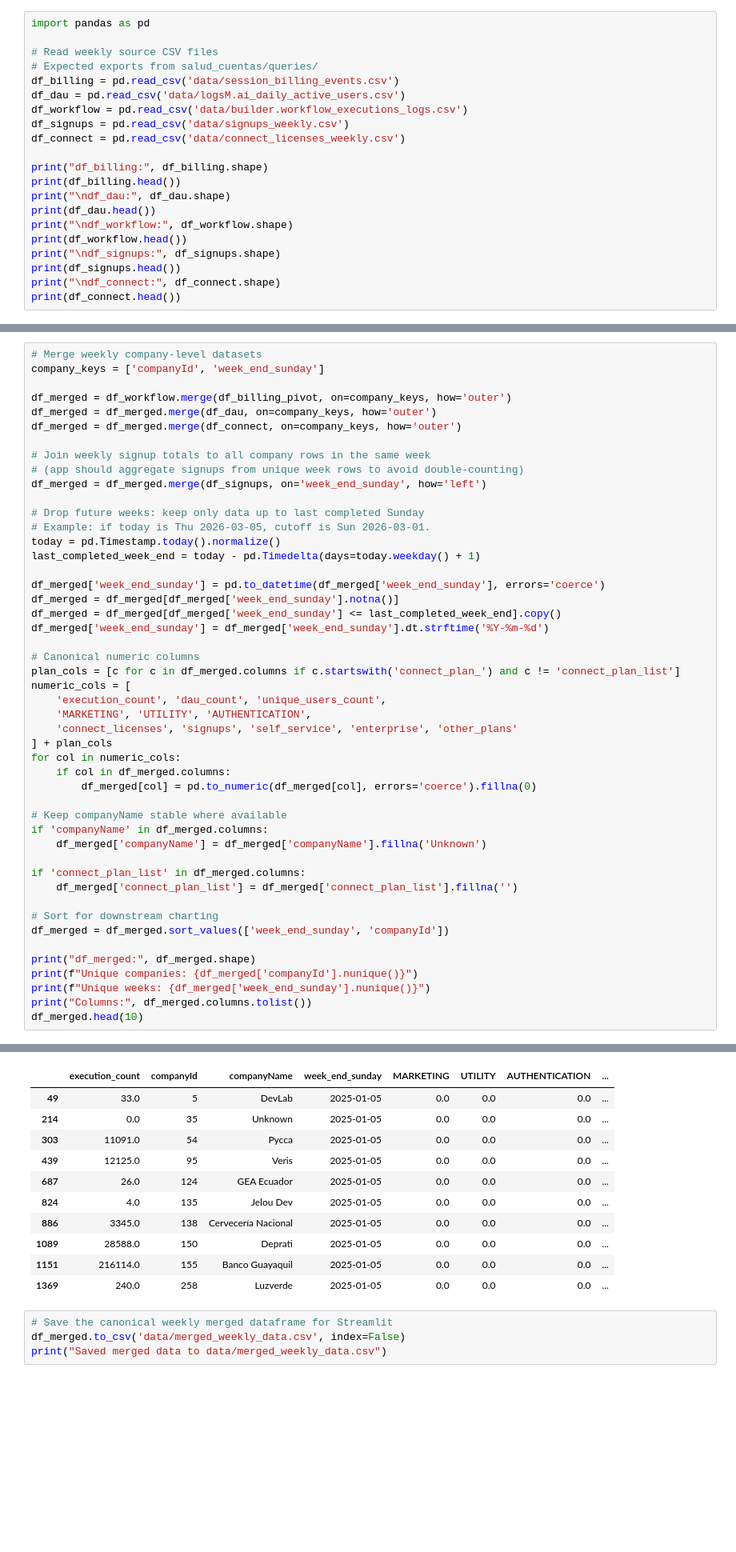
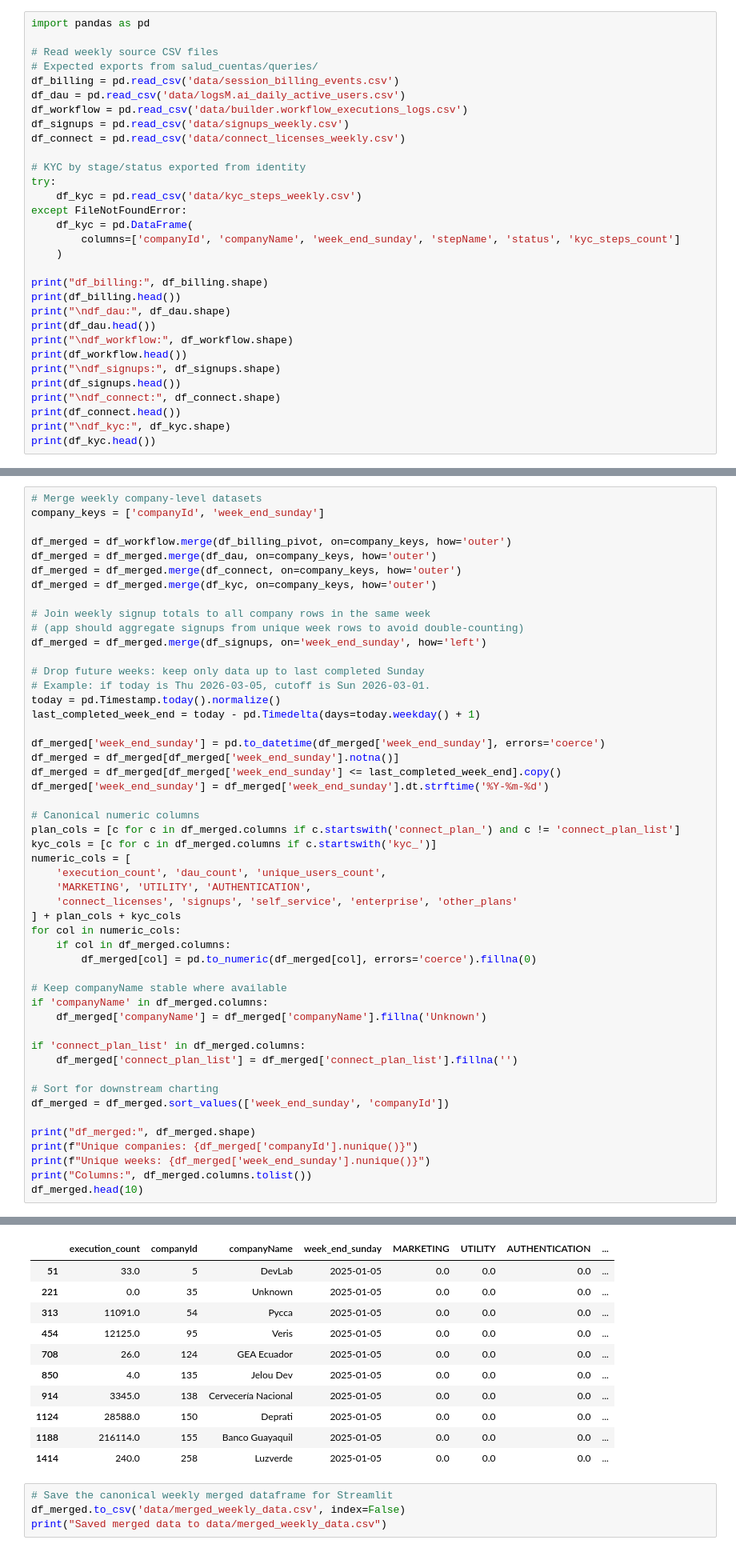
Before and after one commit to stefanojelou/health-dashboard, a Jupyter notebook: salud_cuentas.ipynb, the cells around one changed output, grey strips where cells are left out. Shown at 80% size. Drawn from its saved outputs; the diff is of its cells as text; blank space fills up the shorter version.

```diff
--- a/salud_cuentas.ipynb
+++ b/salud_cuentas.ipynb
@@ -9,6 +9,14 @@ df_workflow = pd.read_csv('data/builder.workflow_executions_logs.csv')
 df_signups = pd.read_csv('data/signups_weekly.csv')
 df_connect = pd.read_csv('data/connect_licenses_weekly.csv')
 
+# KYC by stage/status exported from identity
+try:
+    df_kyc = pd.read_csv('data/kyc_steps_weekly.csv')
+except FileNotFoundError:
+    df_kyc = pd.DataFrame(
+        columns=['companyId', 'companyName', 'week_end_sunday', 'stepName', 'status', 'kyc_steps_count']
+    )
+
 print("df_billing:", df_billing.shape)
 print(df_billing.head())
 print("\ndf_dau:", df_dau.shape)
@@ -19,4 +27,6 @@ print("\ndf_signups:", df_signups.shape)
 print(df_signups.head())
 print("\ndf_connect:", df_connect.shape)
 print(df_connect.head())
+print("\ndf_kyc:", df_kyc.shape)
+print(df_kyc.head())
 # %% [output]
@@ -122,6 +201,7 @@ company_keys = ['companyId', 'week_end_sunday']
 df_merged = df_workflow.merge(df_billing_pivot, on=company_keys, how='outer')
 df_merged = df_merged.merge(df_dau, on=company_keys, how='outer')
 df_merged = df_merged.merge(df_connect, on=company_keys, how='outer')
+df_merged = df_merged.merge(df_kyc, on=company_keys, how='outer')
 
 # Join weekly signup totals to all company rows in the same week
 # (app should aggregate signups from unique week rows to avoid double-counting)
@@ -139,11 +219,12 @@ df_merged['week_end_sunday'] = df_merged['week_end_sunday'].dt.strftime('%Y-%m-%
 
 # Canonical numeric columns
 plan_cols = [c for c in df_merged.columns if c.startswith('connect_plan_') and c != 'connect_plan_list']
+kyc_cols = [c for c in df_merged.columns if c.startswith('kyc_')]
 numeric_cols = [
     'execution_count', 'dau_count', 'unique_users_count',
     'MARKETING', 'UTILITY', 'AUTHENTICATION',
     'connect_licenses', 'signups', 'self_service', 'enterprise', 'other_plans'
-] + plan_cols
+] + plan_cols + kyc_cols
 for col in numeric_cols:
     if col in df_merged.columns:
         df_merged[col] = pd.to_numeric(df_merged[col], errors='coerce').fillna(0)
@@ -171,14 +252,14 @@ Columns: ['execution_count', 'companyId', 'companyName', 'week_end_sunday', 'MAR
 |  | execution_count | companyId | companyName | week_end_sunday | MARKETING | UTILITY | AUTHENTICATION | ... |
-| 49 | 33.0 | 5 | DevLab | 2025-01-05 | 0.0 | 0.0 | 0.0 | ... |
-| 214 | 0.0 | 35 | Unknown | 2025-01-05 | 0.0 | 0.0 | 0.0 | ... |
-| 303 | 11091.0 | 54 | Pycca | 2025-01-05 | 0.0 | 0.0 | 0.0 | ... |
-| 439 | 12125.0 | 95 | Veris | 2025-01-05 | 0.0 | 0.0 | 0.0 | ... |
-| 687 | 26.0 | 124 | GEA Ecuador | 2025-01-05 | 0.0 | 0.0 | 0.0 | ... |
-| 824 | 4.0 | 135 | Jelou Dev | 2025-01-05 | 0.0 | 0.0 | 0.0 | ... |
-| 886 | 3345.0 | 138 | Cervecería Nacional | 2025-01-05 | 0.0 | 0.0 | 0.0 | ... |
-| 1089 | 28588.0 | 150 | Deprati | 2025-01-05 | 0.0 | 0.0 | 0.0 | ... |
-| 1151 | 216114.0 | 155 | Banco Guayaquil | 2025-01-05 | 0.0 | 0.0 | 0.0 | ... |
-| 1369 | 240.0 | 258 | Luzverde | 2025-01-05 | 0.0 | 0.0 | 0.0 | ... |
+| 51 | 33.0 | 5 | DevLab | 2025-01-05 | 0.0 | 0.0 | 0.0 | ... |
+| 221 | 0.0 | 35 | Unknown | 2025-01-05 | 0.0 | 0.0 | 0.0 | ... |
+| 313 | 11091.0 | 54 | Pycca | 2025-01-05 | 0.0 | 0.0 | 0.0 | ... |
+| 454 | 12125.0 | 95 | Veris | 2025-01-05 | 0.0 | 0.0 | 0.0 | ... |
+| 708 | 26.0 | 124 | GEA Ecuador | 2025-01-05 | 0.0 | 0.0 | 0.0 | ... |
+| 850 | 4.0 | 135 | Jelou Dev | 2025-01-05 | 0.0 | 0.0 | 0.0 | ... |
+| 914 | 3345.0 | 138 | Cervecería Nacional | 2025-01-05 | 0.0 | 0.0 | 0.0 | ... |
+| 1124 | 28588.0 | 150 | Deprati | 2025-01-05 | 0.0 | 0.0 | 0.0 | ... |
+| 1188 | 216114.0 | 155 | Banco Guayaquil | 2025-01-05 | 0.0 | 0.0 | 0.0 | ... |
+| 1414 | 240.0 | 258 | Luzverde | 2025-01-05 | 0.0 | 0.0 | 0.0 | ... |
 # %%
 # Save the canonical weekly merged dataframe for Streamlit
 df_merged.to_csv('data/merged_weekly_data.csv', index=False)
```
Also changed, not shown: parts of 4 cells of this notebook, 11 other files.
